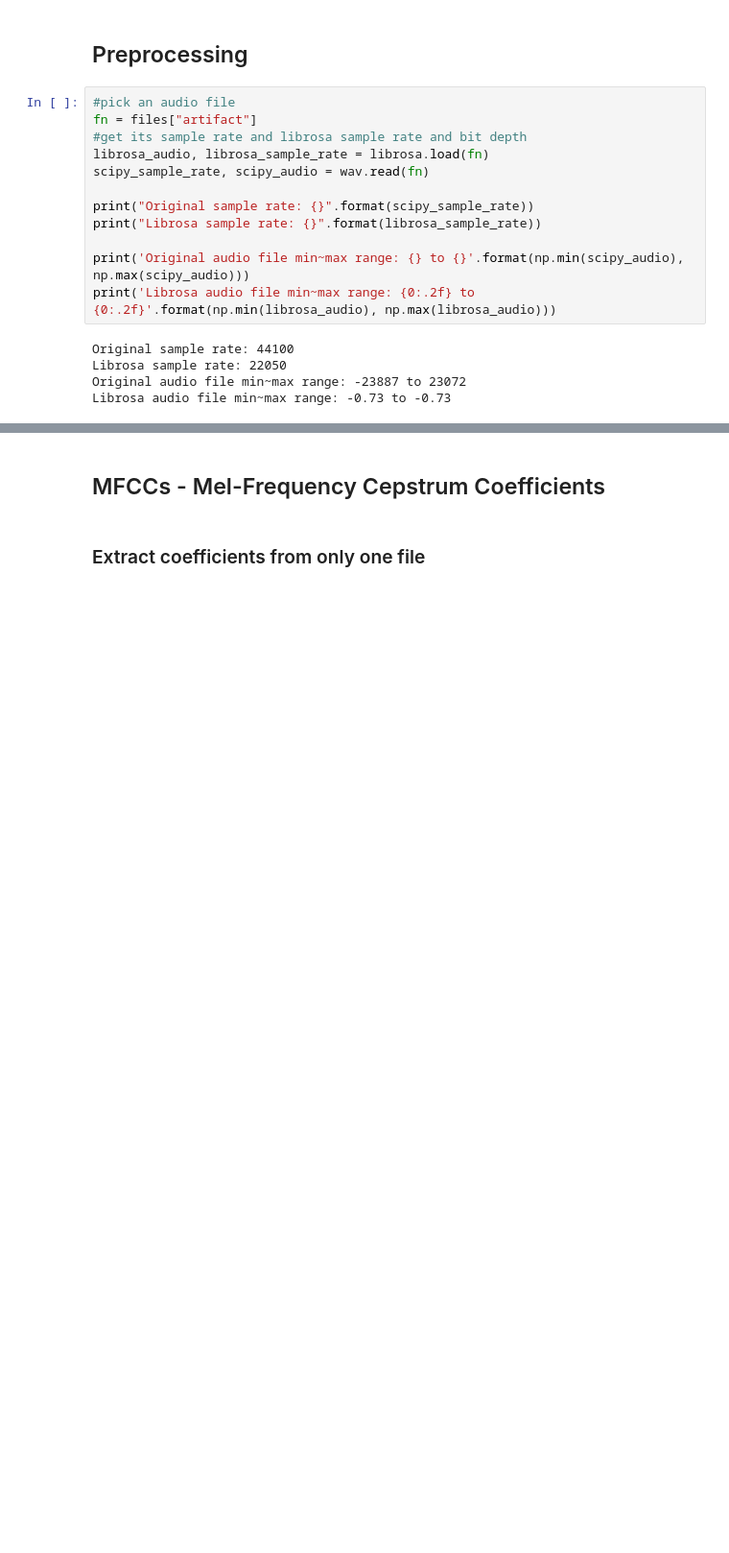
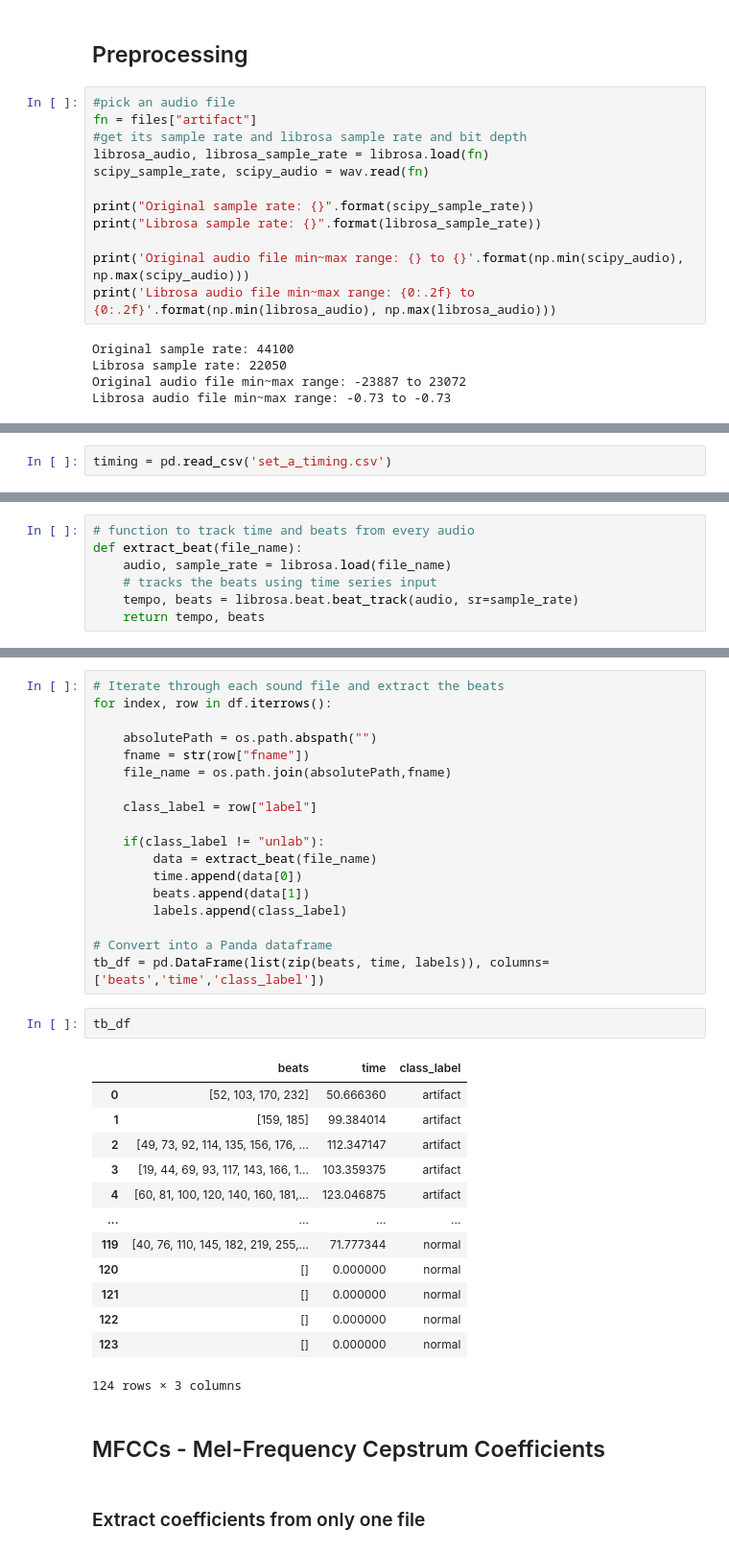
Before and after one commit to blackmountainb/taad-project, a Jupyter notebook: Projeto_SetA.ipynb, the cells around one changed output, grey strips where cells are left out. Shown: that part at 96% size. Cells and saved outputs as stored; diff of their text form; blank space fills up the shorter version.

```diff
--- a/Projeto_SetA.ipynb
+++ b/Projeto_SetA.ipynb
@@ -167,0 +166,2 @@ experiment.log_image('librosa_audio.png')
+# %%
+timing = pd.read_csv('set_a_timing.csv')
@@ -167,0 +183,7 @@ experiment.log_image('librosa_audio.png')
+# %%
+# function to track time and beats from every audio
+def extract_beat(file_name):
+    audio, sample_rate = librosa.load(file_name)
+    # tracks the beats using time series input
+    tempo, beats = librosa.beat.beat_track(audio, sr=sample_rate)
+    return tempo, beats
@@ -168,3 +214,37 @@ experiment.log_image('librosa_audio.png')
+# %%
+# Iterate through each sound file and extract the beats
+for index, row in df.iterrows():
+
+    absolutePath = os.path.abspath("")
+    fname = str(row["fname"])
+    file_name = os.path.join(absolutePath,fname)
+
+    class_label = row["label"]
+
+    if(class_label != "unlab"):
+        data = extract_beat(file_name)
+        time.append(data[0])
+        beats.append(data[1])
+        labels.append(class_label)
+
+# Convert into a Panda dataframe
+tb_df = pd.DataFrame(list(zip(beats, time, labels)), columns=['beats','time','class_label'])
+# %%
+tb_df
+# %% [output]
+|  | beats | time | class_label |
+| 0 | [52, 103, 170, 232] | 50.666360 | artifact |
+| 1 | [159, 185] | 99.384014 | artifact |
+| 2 | [49, 73, 92, 114, 135, 156, 176, ... | 112.347147 | artifact |
+| 3 | [19, 44, 69, 93, 117, 143, 166, 1... | 103.359375 | artifact |
+| 4 | [60, 81, 100, 120, 140, 160, 181,... | 123.046875 | artifact |
+| ... | ... | ... | ... |
+| 119 | [40, 76, 110, 145, 182, 219, 255,... | 71.777344 | normal |
+| 120 | [] | 0.000000 | normal |
+| 121 | [] | 0.000000 | normal |
+| 122 | [] | 0.000000 | normal |
+| 123 | [] | 0.000000 | normal |
+124 rows × 3 columns
 # %% [markdown]
 ## MFCCs - Mel-Frequency Cepstrum Coefficients
 # %% [markdown]
```
Also changed, not shown: parts of 20 cells of this notebook, 4 other files.
